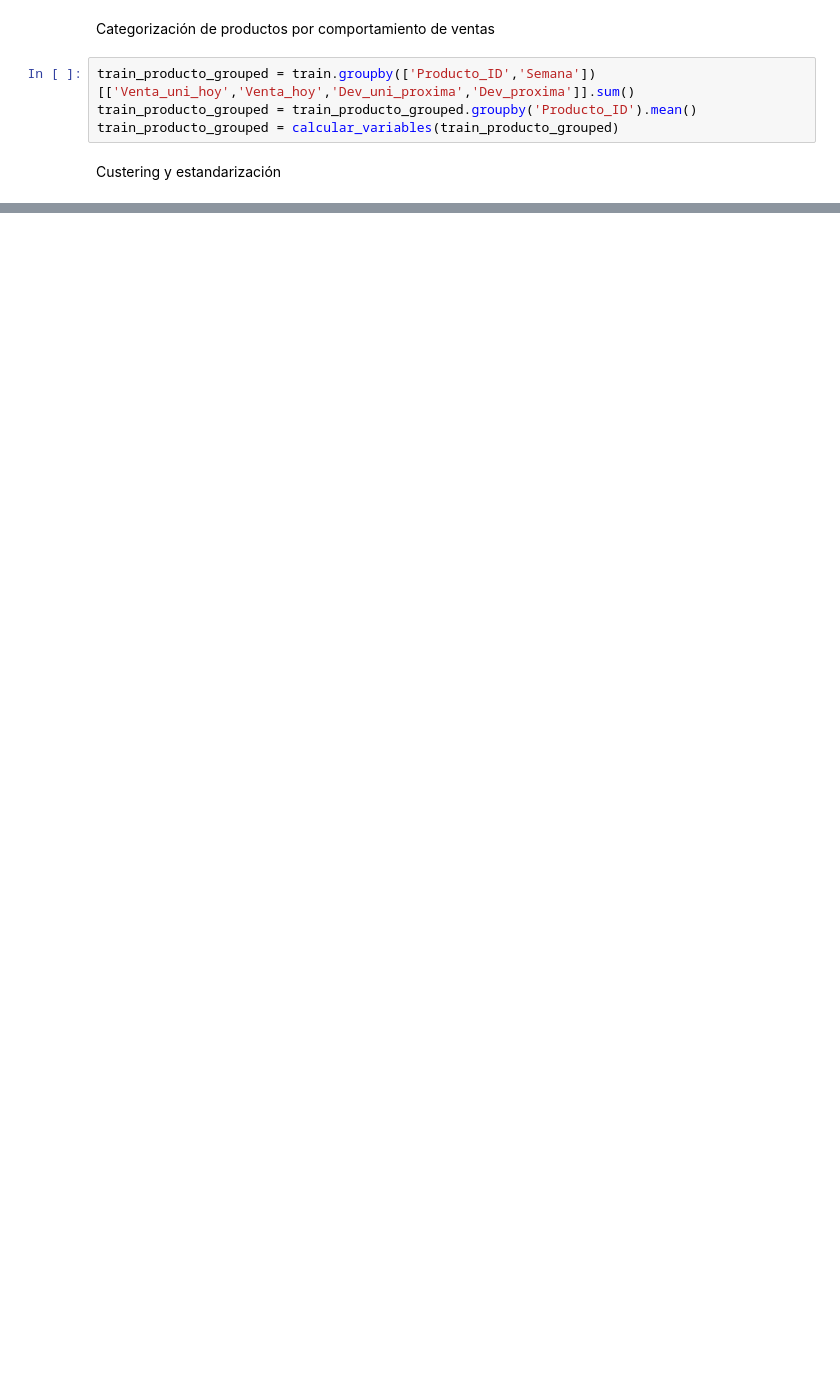
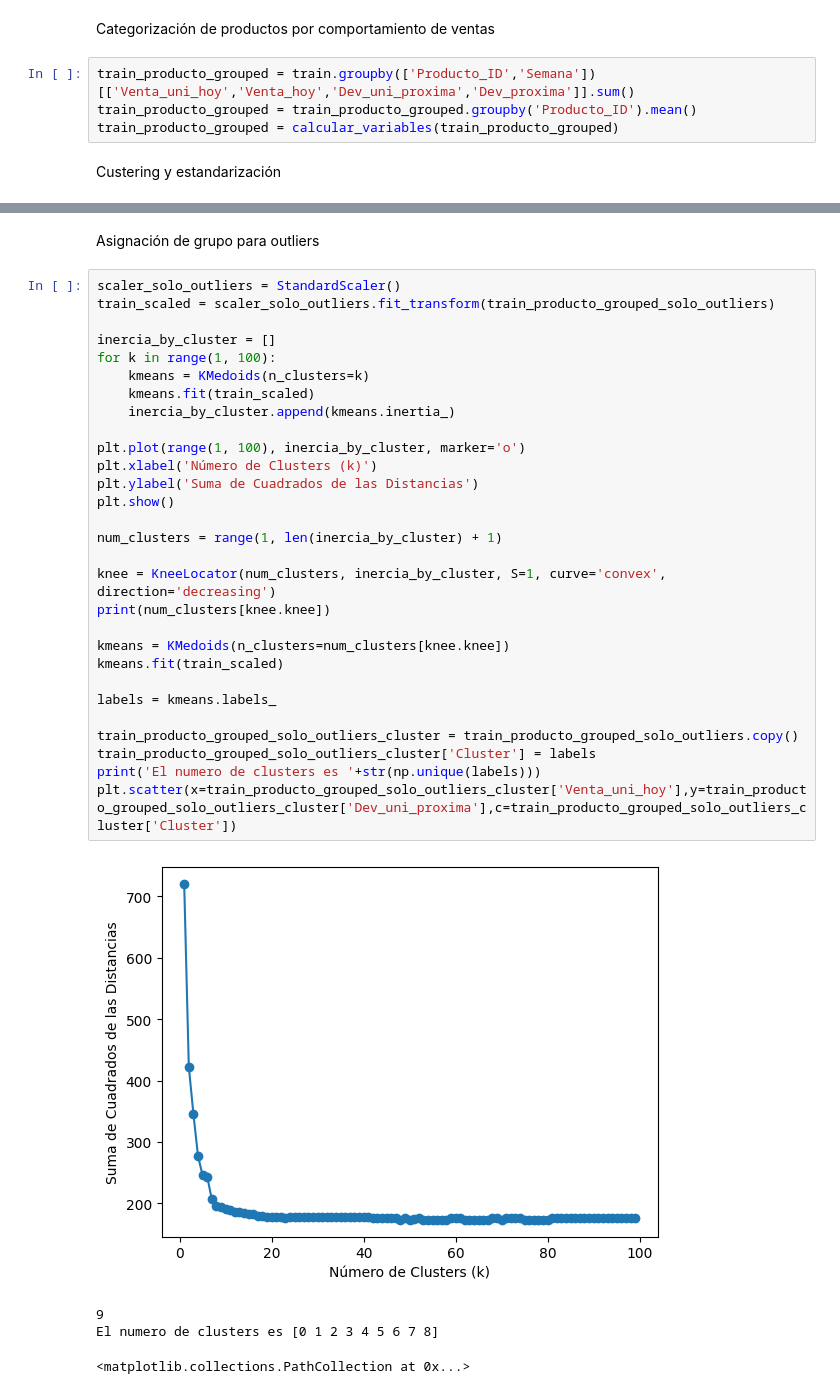
Before and after one commit to christiansakerb/Bimbo_Demanda-Inventario, a Jupyter notebook: Caso_inventario.ipynb, the cells around one changed output, grey strips where cells are left out. Saved outputs shown, nothing was run; the diff lists cells and outputs as text; blank space fills up the shorter version.

```diff
--- a/Caso_inventario.ipynb
+++ b/Caso_inventario.ipynb
@@ -235,0 +283,36 @@ El numero de clusters es [-1  0  1  2]
+# %% [markdown]
+Asignación de grupo para outliers
+# %%
+scaler_solo_outliers = StandardScaler()
+train_scaled = scaler_solo_outliers.fit_transform(train_producto_grouped_solo_outliers)
+
+inercia_by_cluster = []
+for k in range(1, 100):
+    kmeans = KMedoids(n_clusters=k)
+    kmeans.fit(train_scaled)
+    inercia_by_cluster.append(kmeans.inertia_)
+
+plt.plot(range(1, 100), inercia_by_cluster, marker='o')
+plt.xlabel('Número de Clusters (k)')
+plt.ylabel('Suma de Cuadrados de las Distancias')
+plt.show()
+
+num_clusters = range(1, len(inercia_by_cluster) + 1)
+
+knee = KneeLocator(num_clusters, inercia_by_cluster, S=1, curve='convex', direction='decreasing')
+print(num_clusters[knee.knee])
+
+kmeans = KMedoids(n_clusters=num_clusters[knee.knee])
+kmeans.fit(train_scaled)
+
+labels = kmeans.labels_
+
+train_producto_grouped_solo_outliers_cluster = train_producto_grouped_solo_outliers.copy()
+train_producto_grouped_solo_outliers_cluster['Cluster'] = labels
+print('El numero de clusters es '+str(np.unique(labels)))
+plt.scatter(x=train_producto_grouped_solo_outliers_cluster['Venta_uni_hoy'],y=train_producto_grouped_solo_outliers_cluster['Dev_uni_proxima'],c=train_producto_grouped_solo_outliers_cluster['Cluster'])
+# %% [output]
+[figure, added]
+9
+El numero de clusters es [0 1 2 3 4 5 6 7 8]
+<matplotlib.collections.PathCollection at 0x...>
```
Also changed, not shown: parts of 14 cells of this notebook.
